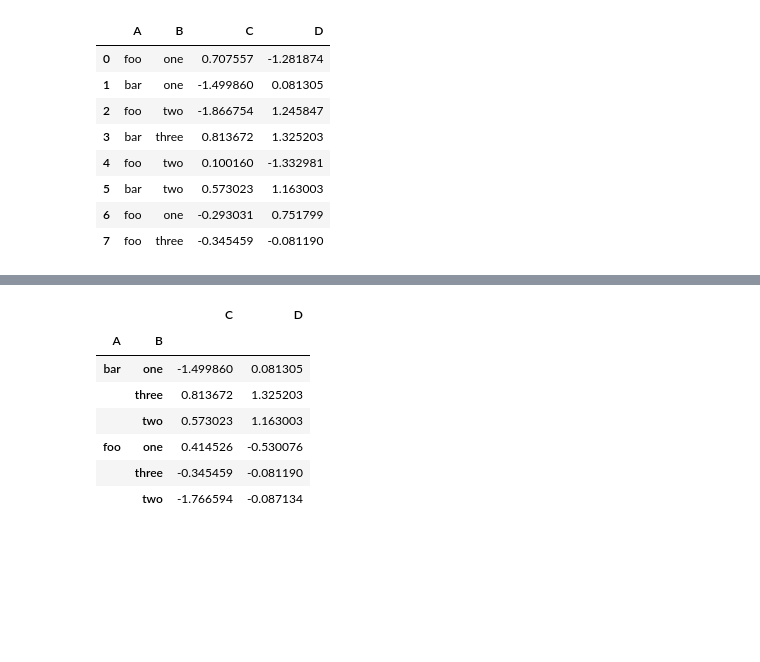
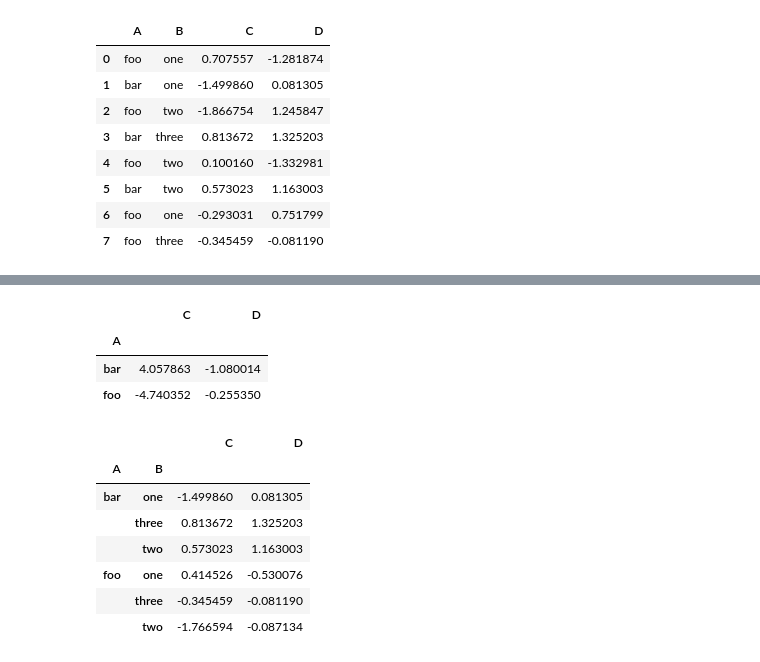
Before and after one commit to macgyver121/DADS5001, a Jupyter notebook: week4/Week4_groupby.ipynb, the cells around one changed output, grey strips where cells are left out. Saved outputs shown, nothing was run; the diff lists cells and outputs as text; code cells hidden in the pictures; blank space fills up the shorter version.

```diff
--- a/week4/Week4_groupby.ipynb
+++ b/week4/Week4_groupby.ipynb
@@ -140,3 +140,11 @@ grouped.aggregate(np.sum)
+# %%
+grouped = df.groupby("A")
+grouped.sum()
+# %% [output]
+|  | C | D |
+| A |  |  |
+| bar | 4.057863 | -1.080014 |
+| foo | -4.740352 | -0.255350 |
 # %%
 grouped = df.groupby(["A", "B"])
 grouped.aggregate(np.sum)
```
Also changed, not shown: parts of 17 cells of this notebook.
